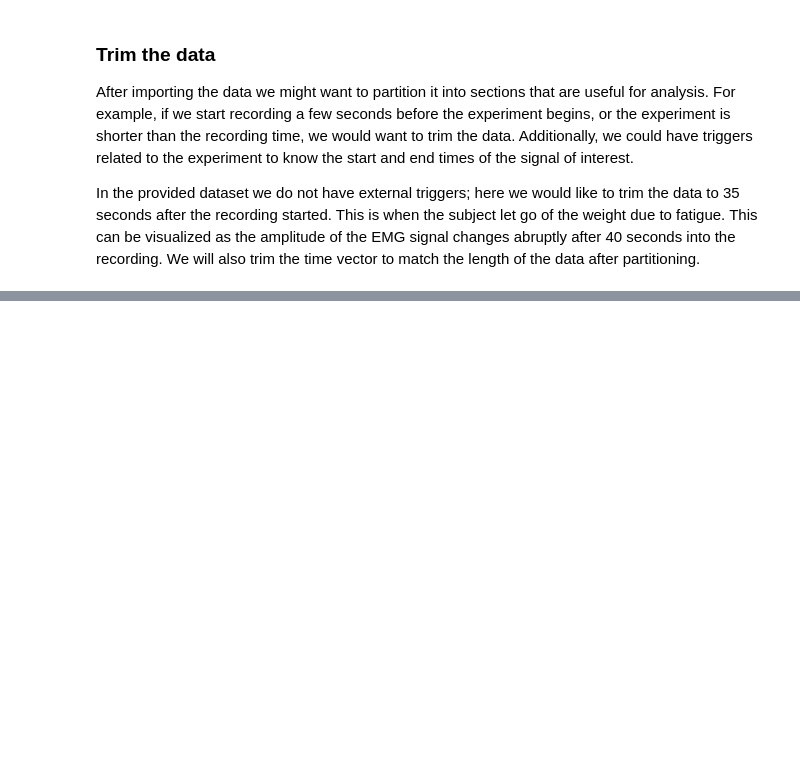
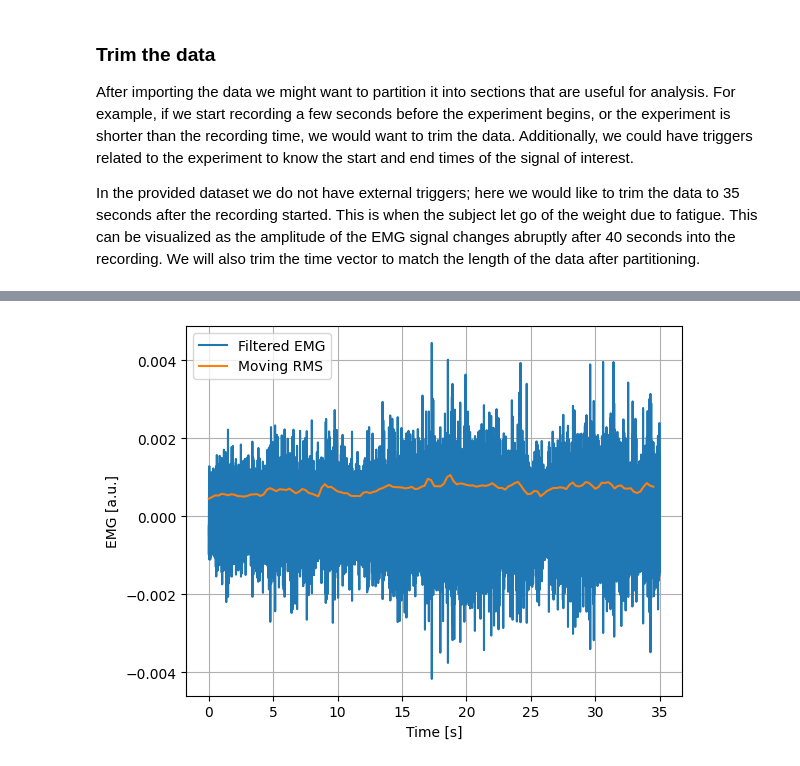
Before and after one commit to danielcomaduran/BMEN663, a Jupyter notebook: python-emg/emg-notebook.ipynb, the cells around one changed output, grey strips where cells are left out. Cells and saved outputs as stored; diff of their text form; code cells hidden in the pictures; blank space fills up the shorter version.

```diff
--- a/python-emg/emg-notebook.ipynb
+++ b/python-emg/emg-notebook.ipynb
@@ -118,0 +130,55 @@ Where  is the sampling frequency or rate of the signal, and  is the number of sa
+# %%
+## Settings
+window_length = 0.5  # Window length [sec]
+window_overlap = 0.25  # Window overlap [sec]
+
+## Moving RMS function
+def moving_rms(data: np.ndarray, window_length: float, srate: int) -> Tuple[np.ndarray, np.ndarray]:
+    """
+    Calculate the moving Root Mean Square (RMS) of a signal.
+
+    Parameters
+    ----------
+        data (np.ndarray): Input signal.
+        window_length (float): Window length [sec].
+        srate (int): Sampling rate [Hz].
+
+    Returns
+    -------
+        time: np.ndarray.
+        movingRMS: np.ndarray
+
+    """
+    # Calculate the number of samples in the window
+    window_size = int(window_length * srate)
+
+    # Compute time vector
+    step = int(window_overlap * srate)  # Number of samples to shift
+    n_windows = (len(data) - window_size) // step + 1
+    time = np.arange(0, n_windows * step, step) / srate
+
+    # Preallocate RMS vector
+    rms = np.zeros(n_windows)
+
+    # Calculate the RMS
+    for i in range(n_windows):
+        start_idx = i * step
+        end_idx = start_idx + window_size
+        window_data = data[start_idx:end_idx]
+        rms[i] = np.sqrt(np.mean(window_data ** 2))
+
+    return (time, rms)
+
+# Calculate the moving RMS
+time_rms, moving_rms_emg = moving_rms(trimmed_emg, window_length, srate)
+
+# Plot the moving RMS
+plt.figure()
+plt.plot(trimmed_time, trimmed_emg, label="Filtered EMG")
+plt.plot(time_rms, moving_rms_emg, label="Moving RMS")
+plt.xlabel("Time [s]")
+plt.ylabel("EMG [a.u.]")
+plt.legend()
+plt.grid(True)
+# %% [output]
+[figure, added]
```
Also changed, not shown: parts of 12 cells of this notebook, 1 other file.
